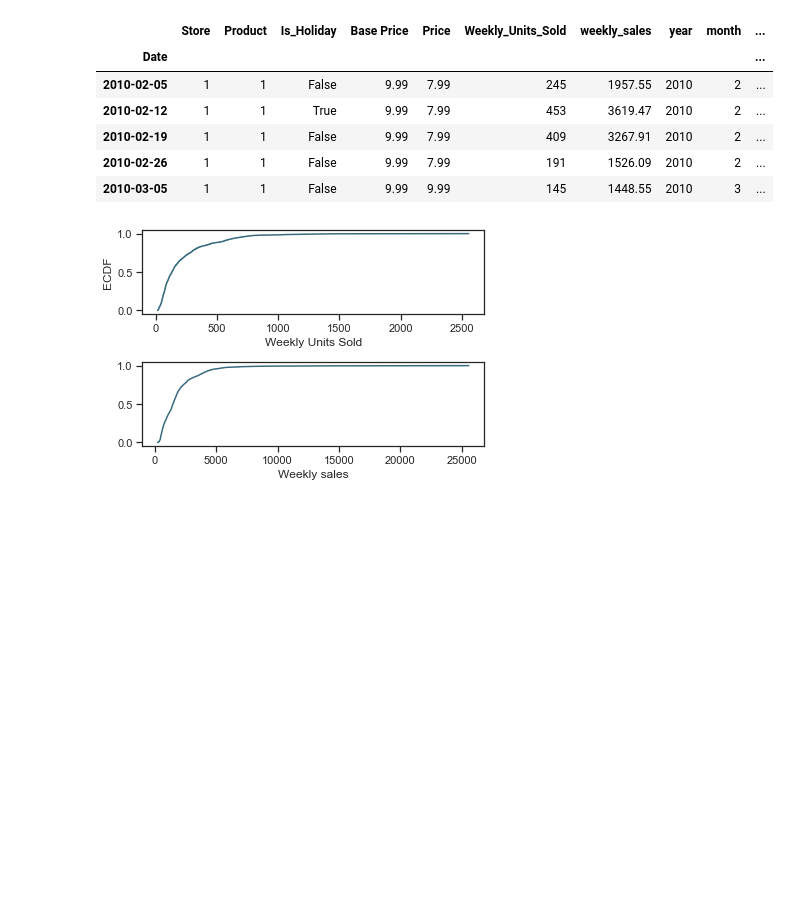
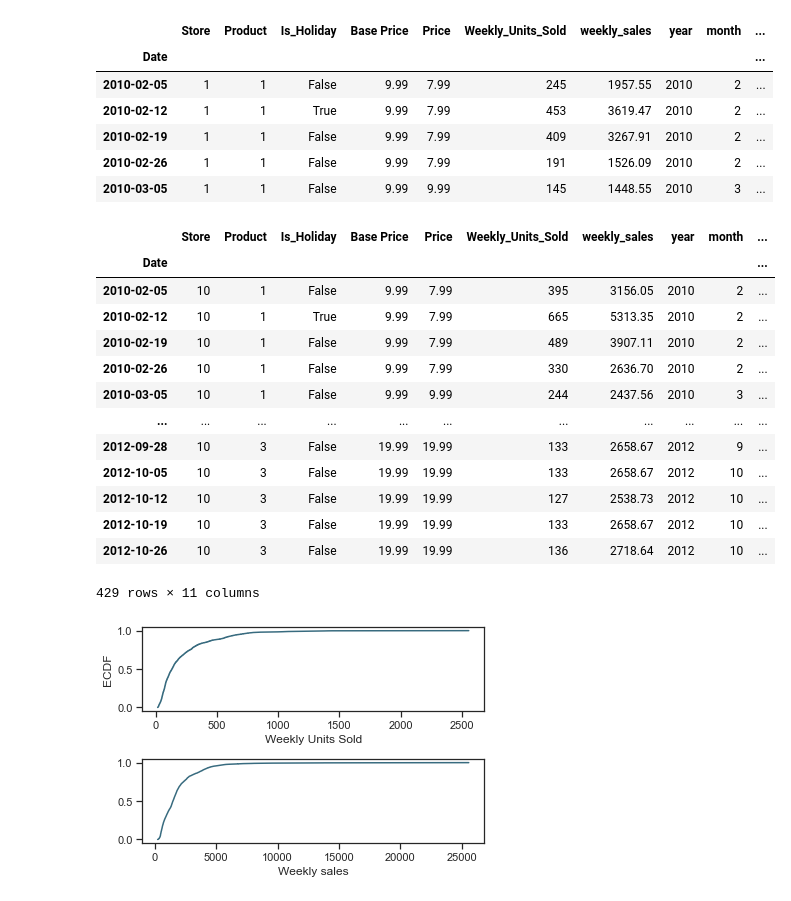
Before and after one commit to jackatopolis/s-martpredictor, a Jupyter notebook: static/data/sc_eda.ipynb, the cells around one changed output. Drawn from its saved outputs; the diff is of its cells as text; code cells hidden in the pictures; blank space fills up the shorter version.

```diff
--- a/static/data/sc_eda.ipynb
+++ b/static/data/sc_eda.ipynb
@@ -65,6 +65,25 @@ df.head()
 | 2010-02-19 | 1 | 1 | False | 9.99 | 7.99 | 409 | 3267.91 | 2010 | 2 | ... |
 | 2010-02-26 | 1 | 1 | False | 9.99 | 7.99 | 191 | 1526.09 | 2010 | 2 | ... |
 | 2010-03-05 | 1 | 1 | False | 9.99 | 9.99 | 145 | 1448.55 | 2010 | 3 | ... |
+# %%
+# All stores are 429 weeks beginning 2/5/2010 and ending 10/26/2012. This is 143 weeks of data for 9 stores and 3 products.
+# The data is evenly distributed. No gaps or staggered start and stop dates.
+df[df['Store']==10]
+# %% [output]
+|  | Store | Product | Is_Holiday | Base Price | Price | Weekly_Units_Sold | weekly_sales | year | month | ... |
+| Date |  |  |  |  |  |  |  |  |  | ... |
+| 2010-02-05 | 10 | 1 | False | 9.99 | 7.99 | 395 | 3156.05 | 2010 | 2 | ... |
+| 2010-02-12 | 10 | 1 | True | 9.99 | 7.99 | 665 | 5313.35 | 2010 | 2 | ... |
+| 2010-02-19 | 10 | 1 | False | 9.99 | 7.99 | 489 | 3907.11 | 2010 | 2 | ... |
+| 2010-02-26 | 10 | 1 | False | 9.99 | 7.99 | 330 | 2636.70 | 2010 | 2 | ... |
+| 2010-03-05 | 10 | 1 | False | 9.99 | 9.99 | 244 | 2437.56 | 2010 | 3 | ... |
+| ... | ... | ... | ... | ... | ... | ... | ... | ... | ... | ... |
+| 2012-09-28 | 10 | 3 | False | 19.99 | 19.99 | 133 | 2658.67 | 2012 | 9 | ... |
+| 2012-10-05 | 10 | 3 | False | 19.99 | 19.99 | 133 | 2658.67 | 2012 | 10 | ... |
+| 2012-10-12 | 10 | 3 | False | 19.99 | 19.99 | 127 | 2538.73 | 2012 | 10 | ... |
+| 2012-10-19 | 10 | 3 | False | 19.99 | 19.99 | 133 | 2658.67 | 2012 | 10 | ... |
+| 2012-10-26 | 10 | 3 | False | 19.99 | 19.99 | 136 | 2718.64 | 2012 | 10 | ... |
+429 rows × 11 columns
 # %%
 # empirical Cummulative Distribution Function, eCDF (to get first impression on continuous variables)
 sns.set(style = "ticks")
```
Also changed, not shown: parts of 1 cell of this notebook, 8 other files.
